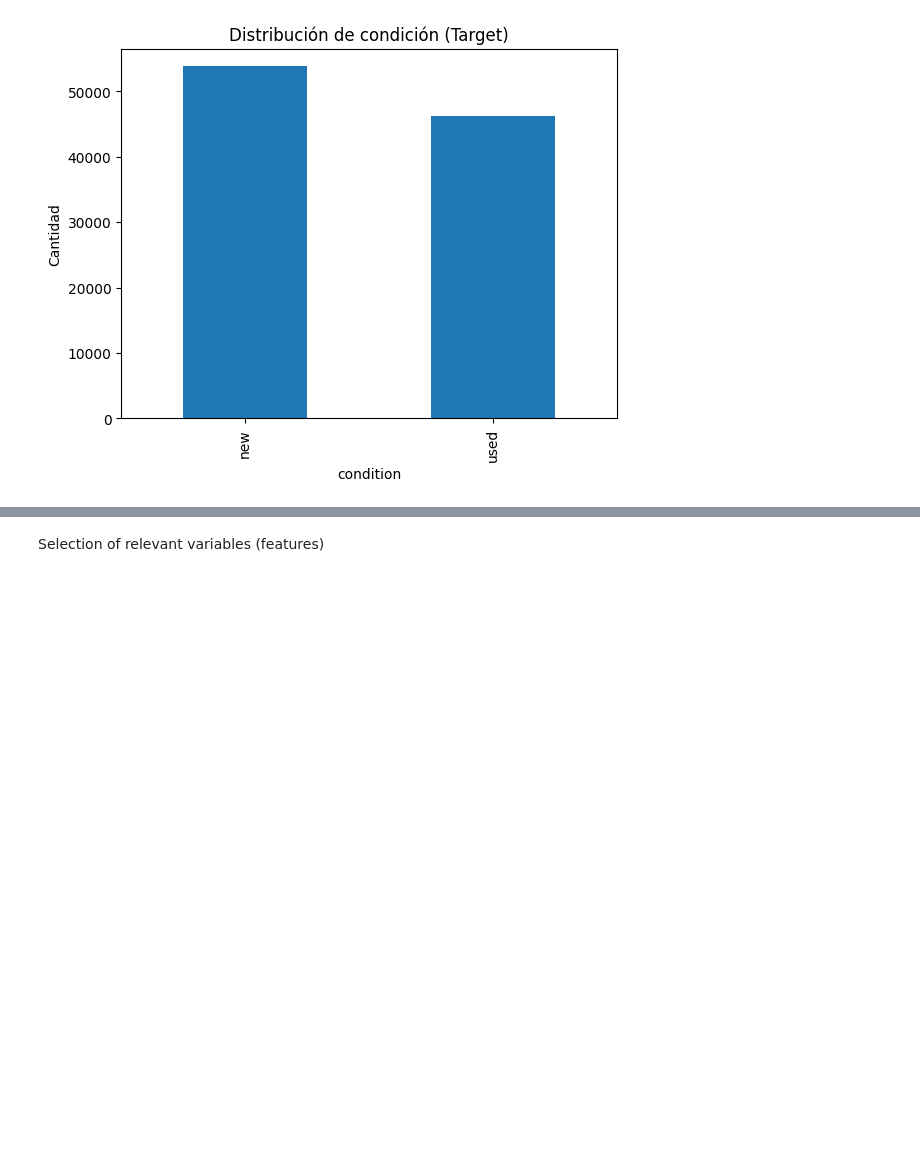
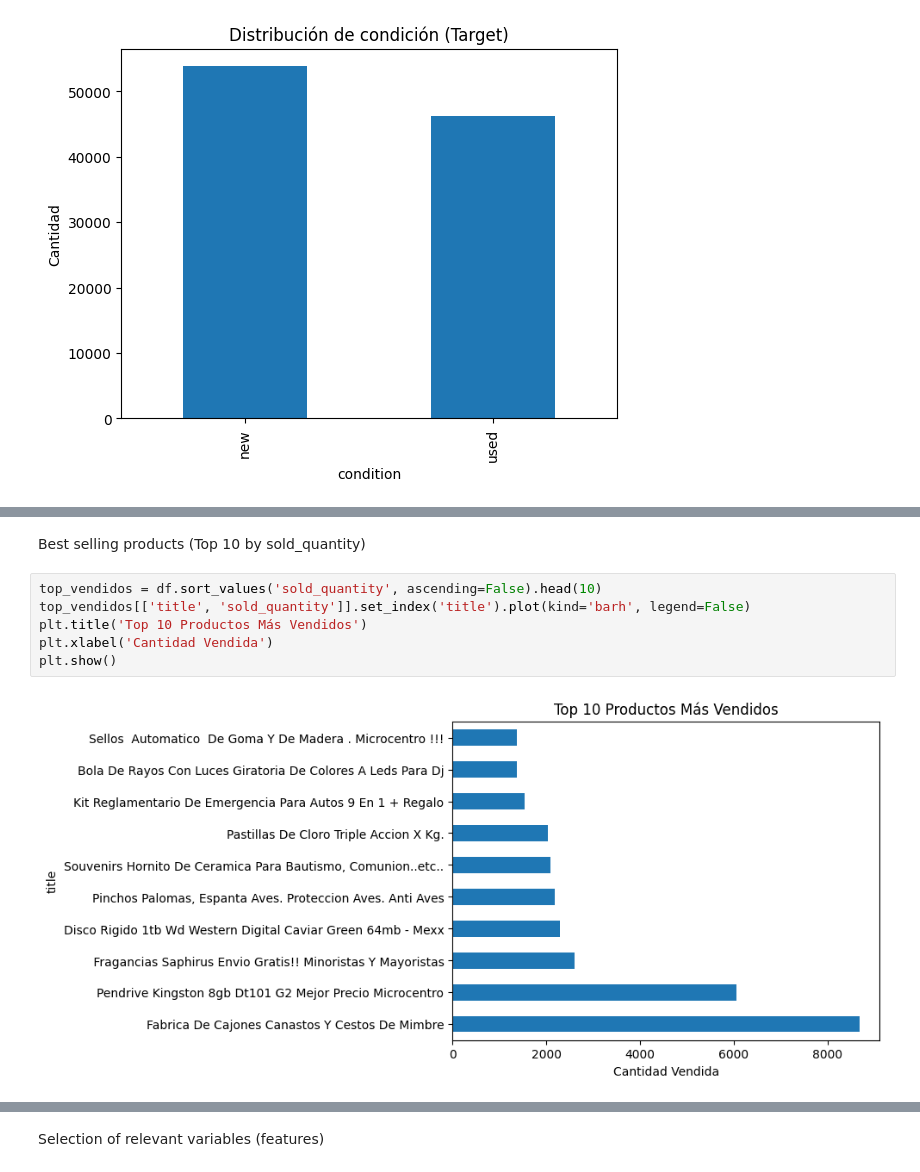
Before and after one commit to isabellaperezcav/Exercise-in-class---ML, a Jupyter notebook: notebooks/001_EDA.ipynb, the cells around one changed output, grey strips where cells are left out. Drawn from its saved outputs; the diff is of its cells as text; blank space fills up the shorter version.

```diff
--- a/notebooks/001_EDA.ipynb
+++ b/notebooks/001_EDA.ipynb
@@ -66,0 +87,10 @@ df['condition'].value_counts().plot(kind='bar', title='Distribución de condici
+# %% [markdown]
+Best selling products (Top 10 by sold_quantity)
+# %%
+top_vendidos = df.sort_values('sold_quantity', ascending=False).head(10)
+top_vendidos[['title', 'sold_quantity']].set_index('title').plot(kind='barh', legend=False)
+plt.title('Top 10 Productos Más Vendidos')
+plt.xlabel('Cantidad Vendida')
+plt.show()
+# %% [output]
+[figure, added]
```
Also changed, not shown: parts of 14 cells of this notebook.
